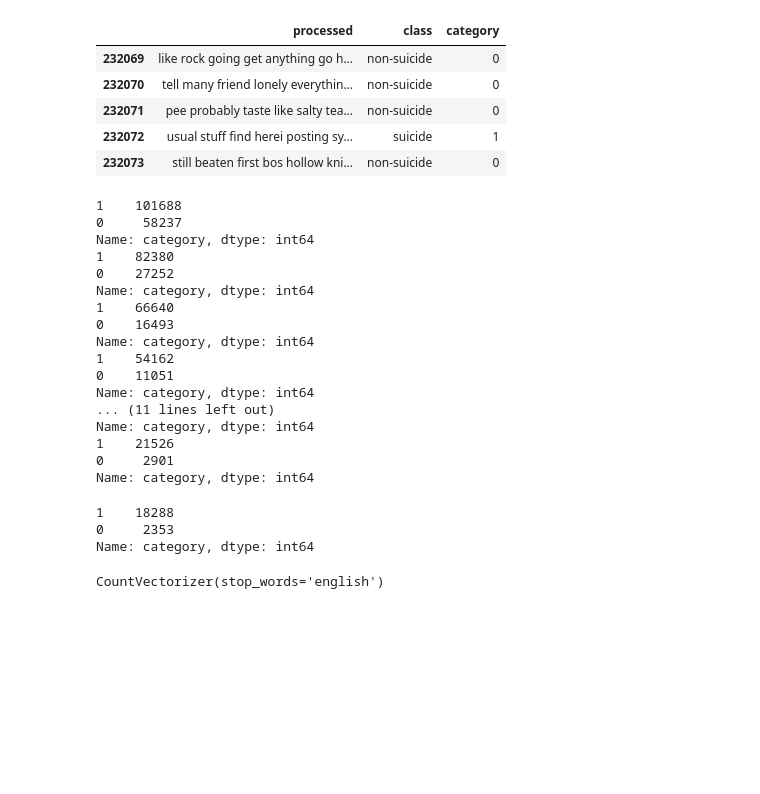
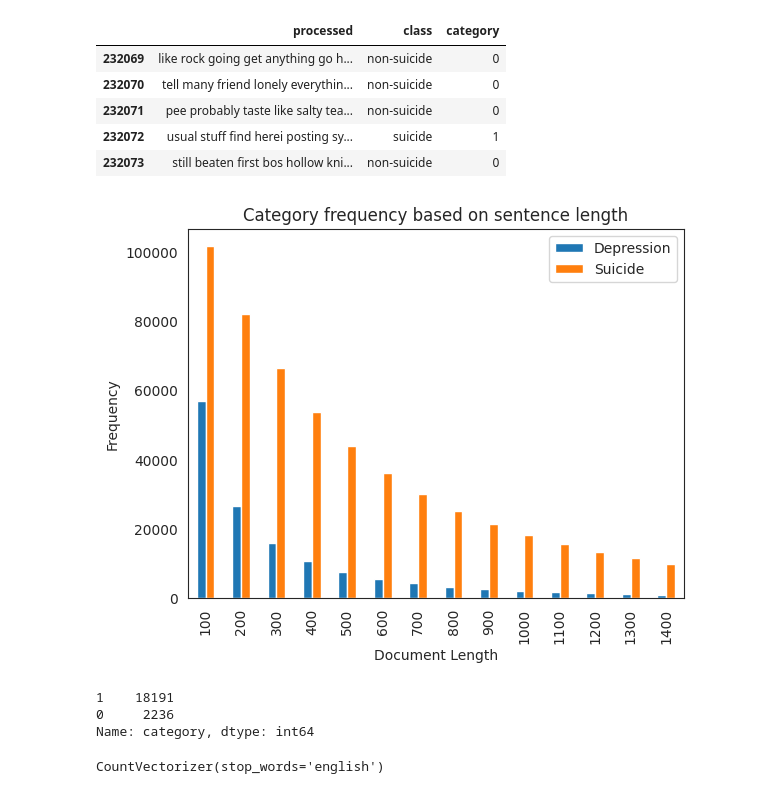
Before and after one commit to Iftekhar-mobin/AI-system, a Jupyter notebook: visualizer/scattertext_depression_data.ipynb, the cells around one changed output. Saved outputs shown, nothing was run; the diff lists cells and outputs as text; code cells hidden in the pictures; blank space fills up the shorter version.

```diff
--- a/visualizer/scattertext_depression_data.ipynb
+++ b/visualizer/scattertext_depression_data.ipynb
@@ -127,24 +237,11 @@ See the caveats in the documentation: https://pandas.pydata.org/pandas-docs/stab
 # %%
 scatter_data = scatter_data.dropna()
 # %%
-for i in range(100, 1000, 100):
+data = {'Depression': [], 'Suicide': []}
+ind = []
+for i in range(100, 1500, 100):
     scatter_data_x = scatter_data[scatter_data['processed'].map(len) > i]
-    print(scatter_data_x.category.value_counts())
+    x = scatter_data_x.category.value_counts()
+    data['Depression'].append(x[0])
+    data['Suicide'].append(x[1])
+    ind.append(i)
-# %% [output]
-1    101688
-0     58237
-Name: category, dtype: int64
-1    82380
-0    27252
-Name: category, dtype: int64
-1    66640
-0    16493
-Name: category, dtype: int64
-1    54162
-0    11051
-Name: category, dtype: int64
-... (11 lines left out)
-Name: category, dtype: int64
-1    21526
-0     2901
-Name: category, dtype: int64
@@ -151 +250,11 @@ Name: category, dtype: int64
+# %%
+count = pd.DataFrame(data, index=ind)
+
+count.plot(kind="bar", title="test")
+plt.xlabel("Document Length")
+plt.ylabel("Frequency")
+plt.title("Category frequency based on sentence length")
+plt.show()
+# %% [output]
+[figure, added]
 # %%
@@ -153,8 +262,8 @@ scatter_data_x = scatter_data[scatter_data['processed'].map(len) > 1000]
 # %%
-scatter_data_x.category.value_counts()
+scatter_data.category.value_counts()
 # %% [output]
-1    18288
-0     2353
+1    18191
+0     2236
 Name: category, dtype: int64
 # %%
 #CHECKING OUT COMMON WORDS IN r/SuicideWatch USING CVEC
```
Also changed, not shown: parts of 53 cells of this notebook, 3 other files.
